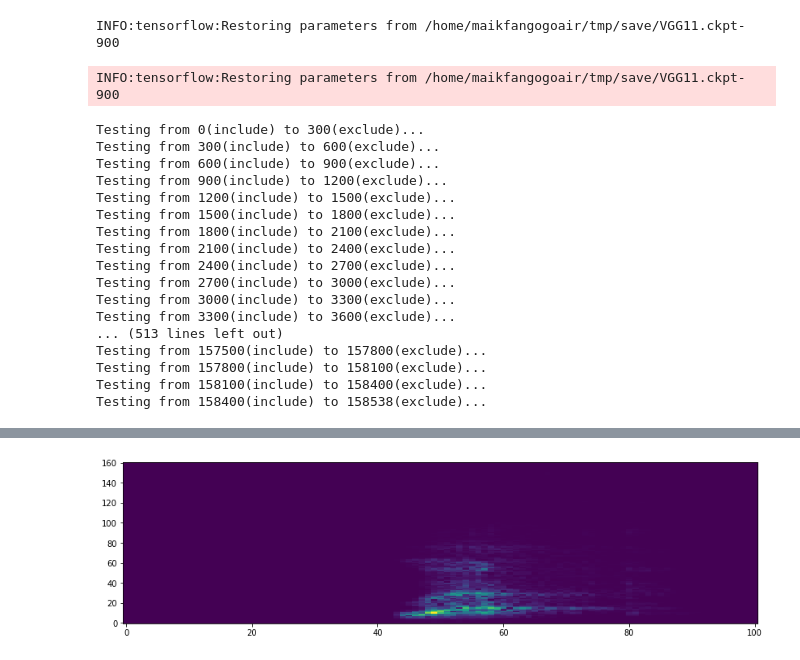
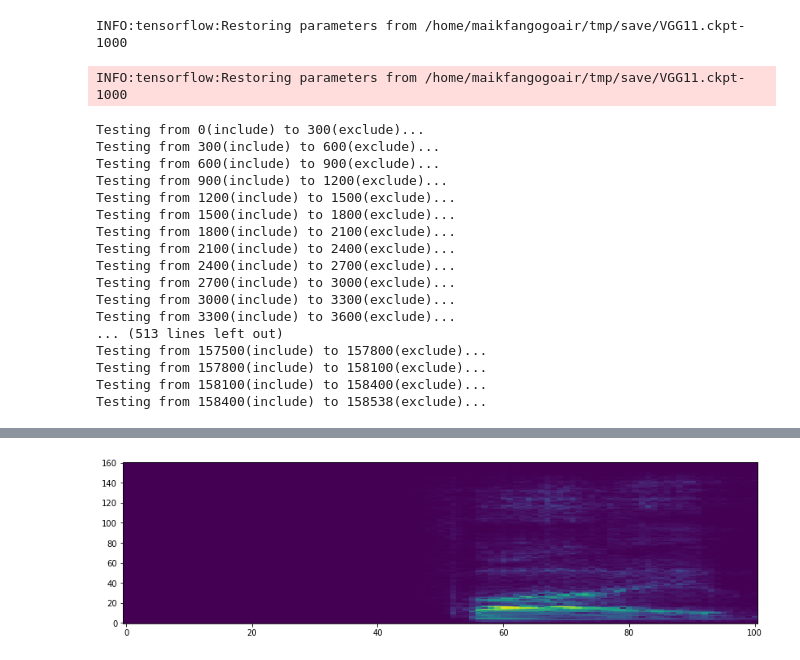
Before and after one commit to ronjian/tensorflow-speech-recognition-challenge, a Jupyter notebook: train.ipynb, the cells around one changed output, grey strips where cells are left out. Saved outputs shown, nothing was run; the diff lists cells and outputs as text; code cells hidden in the pictures.

```diff
--- a/train.ipynb
+++ b/train.ipynb
@@ -282,7 +289,7 @@ test_size = len(files)
 batch_size = 300
 with tf.Session() as sess:
     saver = tf.train.Saver()
-    saver.restore(sess, data_dir + 'VGG11.ckpt-900')
+    saver.restore(sess, save_dir + 'VGG11.ckpt-1000')
     for  i in range(0, len(files), batch_size):
         end = min(i + batch_size, test_size)
         print("Testing from %d(include) to %d(exclude)..." % (i, end))
@@ -304,8 +311,8 @@ with tf.Session() as sess:
             final_predicted_list = np.hstack((final_predicted_list, predicted_list))
             wild_test_data += batch_data
 # %% [output]
-INFO:tensorflow:Restoring parameters from /home/maikfangogoair/tmp/save/VGG11.ckpt-900
+INFO:tensorflow:Restoring parameters from /home/maikfangogoair/tmp/save/VGG11.ckpt-1000
-INFO:tensorflow:Restoring parameters from /home/maikfangogoair/tmp/save/VGG11.ckpt-900
+INFO:tensorflow:Restoring parameters from /home/maikfangogoair/tmp/save/VGG11.ckpt-1000
 Testing from 0(include) to 300(exclude)...
 Testing from 300(include) to 600(exclude)...
 Testing from 600(include) to 900(exclude)...
@@ -342,11 +348,11 @@ if 1==1:
 else :
     "Data and predictions count unmatch !"
 # %%
-file="clip_4c92c8cb7.wav"
+file="clip_cfc9a2de1.wav"
 fig = plt.figure(figsize=(14, 8))
 ax1 = fig.add_subplot(211)
 ax1.imshow(np.squeeze(get_spect(test_audio_path + file ), axis=0) , aspect='auto', origin='lower')
 ipd.Audio(join(test_audio_path, file))
 # %% [output]
 [interactive output not drawn]
-[figure, old version]
+[figure, new version]
```
Also changed, not shown: parts of 8 cells of this notebook, 5 other files.
